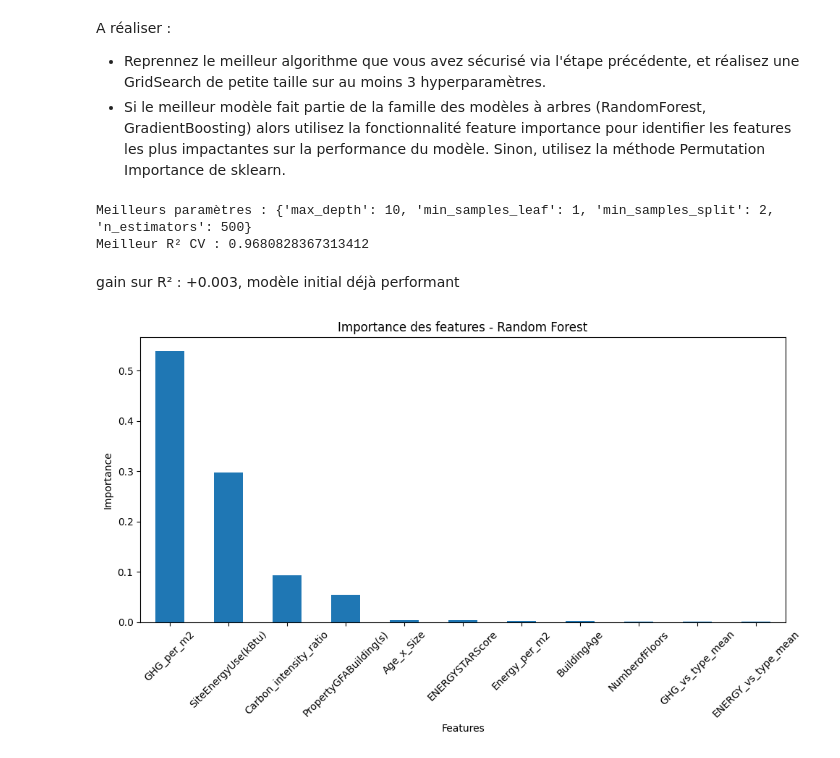
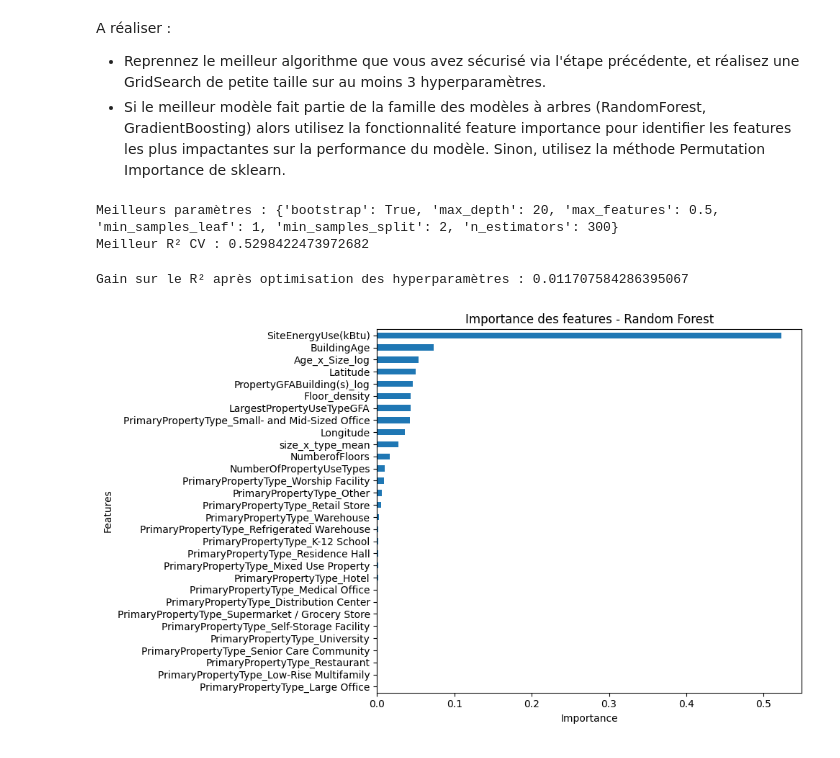
Before and after one commit to tgothie67-debug/6_Anticipez_les_besoins_en_consommation_de_batiments, a Jupyter notebook: modele_ghg.ipynb, the cells around one changed output. Cells and saved outputs as stored; diff of their text form; code cells hidden in the pictures.

Commit message:
Avancement du 13032026 refonte du modèle + test bentoML

```diff
--- a/modele_ghg.ipynb
+++ b/modele_ghg.ipynb
@@ -46,10 +46,10 @@ A réaliser :
     * Interpréter les résultats pour juger de la fiabilité de l'algorithme.
 * Vous pouvez choisir par exemple de tester un modèle linéaire, un modèle à base d'arbres et un modèle de type SVM
 * Déterminer le modèle le plus performant parmi ceux testés.
+# %%
+X = pd.read_csv("data/features.csv")
+y = pd.read_csv("data/ghg_target.csv")
+
+y = y.squeeze()
 # %% [markdown]
 # Régression linéaire
-# %%
-X = pd.read_csv("data/ghg_features.csv")
-y = pd.read_csv("data/ghg_target.csv")
-
-y = y.squeeze()
@@ -245,17 +163,20 @@ rf = RandomForestRegressor(
     n_jobs=-1
 )
 
+# grille d’hyperparamètres
 param_grid = {
-    "n_estimators": [200, 300, 500],
-    "max_depth": [None, 10, 20],
-    "min_samples_split": [2, 5, 10],
-    "min_samples_leaf": [1, 2, 4]
+    "n_estimators": [300, 500, 800], # nombre d’arbres
+    "max_depth": [None, 10, 20, 30], # profondeur maximale de chaque arbre
+    "min_samples_split": [2, 5, 10], # nombre minimum d’observations nécessaires pour diviser un nœud
+    "min_samples_leaf": [1, 2, 4], # nombre minimum d’observations dans une feuille finale
+    "max_features": ["sqrt", "log2", 0.5], # contrôle le nombre de variables testées à chaque split
+    "bootstrap": [True] # contrôle l’échantillonnage des données.
 }
 
 grid = GridSearchCV(
     rf,
     param_grid,
-    cv=5,
+    cv=5, # validation croisée en 5 sous-ensembles, 81 combinaisons × 5 = 405 entraînements
     scoring="r2",
     n_jobs=-1
 )
@@ -265,24 +186,26 @@ grid.fit(X, y)
 print("Meilleurs paramètres :", grid.best_params_)
 print("Meilleur R² CV :", grid.best_score_)
 # %% [output]
-Meilleurs paramètres : {'max_depth': 10, 'min_samples_leaf': 1, 'min_samples_split': 2, 'n_estimators': 500}
-Meilleur R² CV : 0.9680828367313412
+Meilleurs paramètres : {'bootstrap': True, 'max_depth': 20, 'max_features': 0.5, 'min_samples_leaf': 1, 'min_samples_split': 2, 'n_estimators': 300}
+Meilleur R² CV : 0.5298422473972682
-# %% [markdown]
-gain sur R² : +0.003, modèle initial déjà performant
+# %%
+gain_r2 = grid.best_score_ - r2_mean
+print("Gain sur le R² après optimisation des hyperparamètres : " + str(gain_r2))
+# %% [output]
+Gain sur le R² après optimisation des hyperparamètres : 0.011707584286395067
 # %%
 rf.fit(X, y)
 
 importance = pd.Series(rf.feature_importances_, index=X.columns)
-importance = importance.sort_values(ascending=False)
+importance = importance.sort_values(ascending=True)  # Tri ascendant pour l'affichage horizontal
 
-plt.figure(figsize=(10,6))
-importance.plot(kind="bar")
+plt.figure(figsize=(10, 6))
+importance.plot(kind="barh")  # Utilisation de "barh" pour des barres horizontales
 plt.title("Importance des features - Random Forest")
-plt.xlabel("Features")
-plt.ylabel("Importance")
-plt.xticks(rotation=45)
+plt.xlabel("Importance")  # Axe x devient l'importance
+plt.ylabel("Features")    # Axe y devient les features
 plt.tight_layout()
 
 plt.show()
 # %% [output]
-[figure, old version]
+[figure, new version]
```
Also changed, not shown: parts of 20 cells of this notebook, 26 other files.
